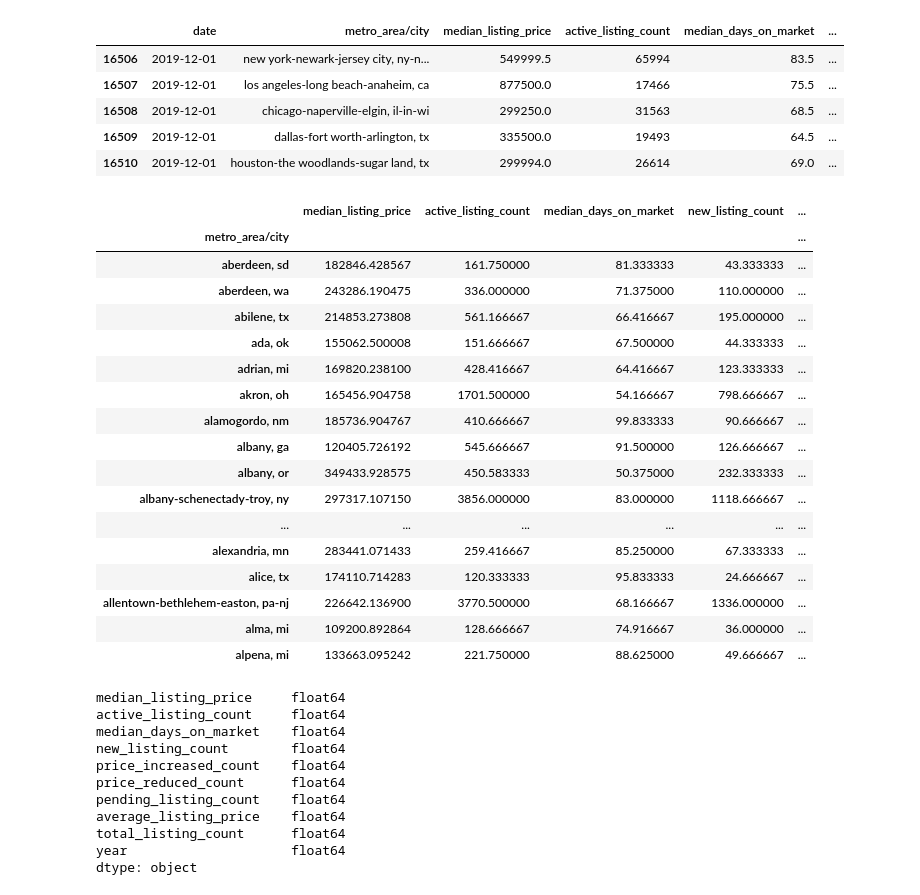
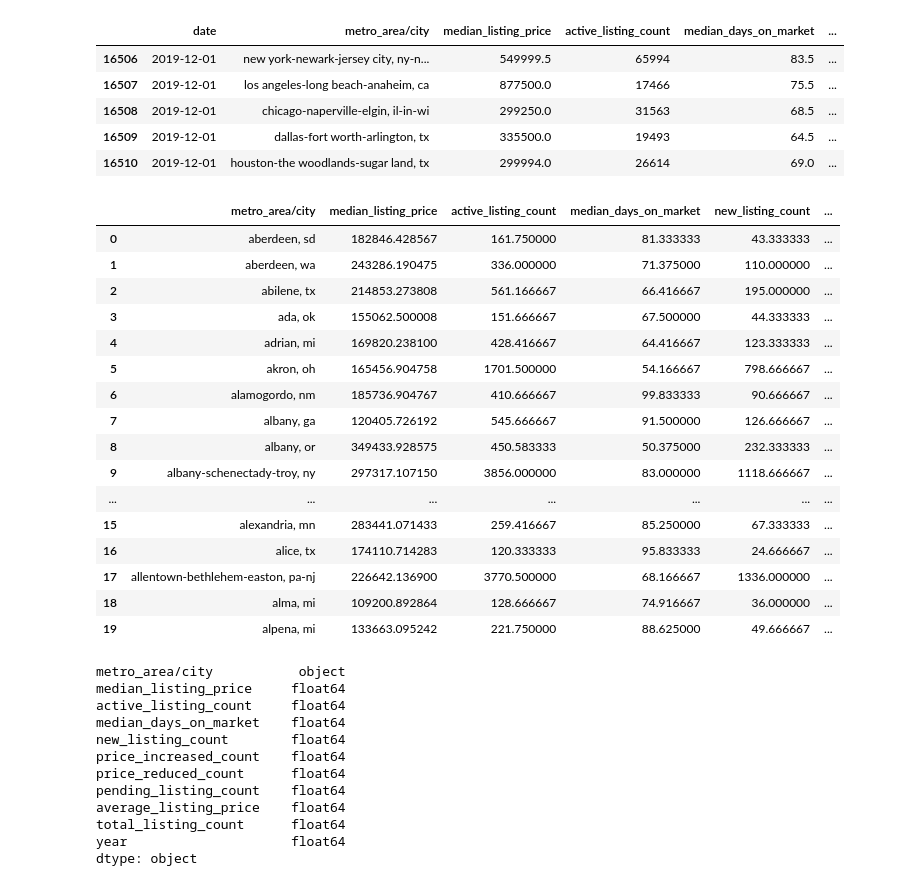
Before and after one commit to marke0816/Sleeper_Cities, a Jupyter notebook: Sleeper_cities.ipynb, the cells around one changed output. Cells and saved outputs as stored; diff of their text form; code cells hidden in the pictures.

```diff
--- a/Sleeper_cities.ipynb
+++ b/Sleeper_cities.ipynb
@@ -83,32 +88,32 @@ housing_df_filtered.head()
 | 16509 | 2019-12-01 | dallas-fort worth-arlington, tx | 335500.0 | 19493 | 64.5 | ... |
 | 16510 | 2019-12-01 | houston-the woodlands-sugar land, tx | 299994.0 | 26614 | 69.0 | ... |
 # %%
-# Group by metro_area/city
-grouped_housing_df = housing_df_filtered.groupby(['metro_area/city'],axis=0).mean()
+# Group by metro_area/city - index split separately
+grouped_housing_df = housing_df_filtered.groupby(['metro_area/city'],axis=0,as_index=False).mean()
 grouped_housing_df.head(20)
 # %% [output]
-|  | median_listing_price | active_listing_count | median_days_on_market | new_listing_count | ... |
-| metro_area/city |  |  |  |  | ... |
-| aberdeen, sd | 182846.428567 | 161.750000 | 81.333333 | 43.333333 | ... |
-| aberdeen, wa | 243286.190475 | 336.000000 | 71.375000 | 110.000000 | ... |
-| abilene, tx | 214853.273808 | 561.166667 | 66.416667 | 195.000000 | ... |
-| ada, ok | 155062.500008 | 151.666667 | 67.500000 | 44.333333 | ... |
-| adrian, mi | 169820.238100 | 428.416667 | 64.416667 | 123.333333 | ... |
-| akron, oh | 165456.904758 | 1701.500000 | 54.166667 | 798.666667 | ... |
-| alamogordo, nm | 185736.904767 | 410.666667 | 99.833333 | 90.666667 | ... |
-| albany, ga | 120405.726192 | 545.666667 | 91.500000 | 126.666667 | ... |
-| albany, or | 349433.928575 | 450.583333 | 50.375000 | 232.333333 | ... |
-| albany-schenectady-troy, ny | 297317.107150 | 3856.000000 | 83.000000 | 1118.666667 | ... |
-| ... | ... | ... | ... | ... | ... |
-| alexandria, mn | 283441.071433 | 259.416667 | 85.250000 | 67.333333 | ... |
-| alice, tx | 174110.714283 | 120.333333 | 95.833333 | 24.666667 | ... |
-| allentown-bethlehem-easton, pa-nj | 226642.136900 | 3770.500000 | 68.166667 | 1336.000000 | ... |
-| alma, mi | 109200.892864 | 128.666667 | 74.916667 | 36.000000 | ... |
-| alpena, mi | 133663.095242 | 221.750000 | 88.625000 | 49.666667 | ... |
+|  | metro_area/city | median_listing_price | active_listing_count | median_days_on_market | new_listing_count | ... |
+| 0 | aberdeen, sd | 182846.428567 | 161.750000 | 81.333333 | 43.333333 | ... |
+| 1 | aberdeen, wa | 243286.190475 | 336.000000 | 71.375000 | 110.000000 | ... |
+| 2 | abilene, tx | 214853.273808 | 561.166667 | 66.416667 | 195.000000 | ... |
+| 3 | ada, ok | 155062.500008 | 151.666667 | 67.500000 | 44.333333 | ... |
+| 4 | adrian, mi | 169820.238100 | 428.416667 | 64.416667 | 123.333333 | ... |
+| 5 | akron, oh | 165456.904758 | 1701.500000 | 54.166667 | 798.666667 | ... |
+| 6 | alamogordo, nm | 185736.904767 | 410.666667 | 99.833333 | 90.666667 | ... |
+| 7 | albany, ga | 120405.726192 | 545.666667 | 91.500000 | 126.666667 | ... |
+| 8 | albany, or | 349433.928575 | 450.583333 | 50.375000 | 232.333333 | ... |
+| 9 | albany-schenectady-troy, ny | 297317.107150 | 3856.000000 | 83.000000 | 1118.666667 | ... |
+| ... | ... | ... | ... | ... | ... | ... |
+| 15 | alexandria, mn | 283441.071433 | 259.416667 | 85.250000 | 67.333333 | ... |
+| 16 | alice, tx | 174110.714283 | 120.333333 | 95.833333 | 24.666667 | ... |
+| 17 | allentown-bethlehem-easton, pa-nj | 226642.136900 | 3770.500000 | 68.166667 | 1336.000000 | ... |
+| 18 | alma, mi | 109200.892864 | 128.666667 | 74.916667 | 36.000000 | ... |
+| 19 | alpena, mi | 133663.095242 | 221.750000 | 88.625000 | 49.666667 | ... |
 # %%
 # Check types
 grouped_housing_df.dtypes
 # %% [output]
+metro_area/city           object
 median_listing_price     float64
 active_listing_count     float64
 median_days_on_market    float64
```
Also changed, not shown: parts of 3 cells of this notebook.
